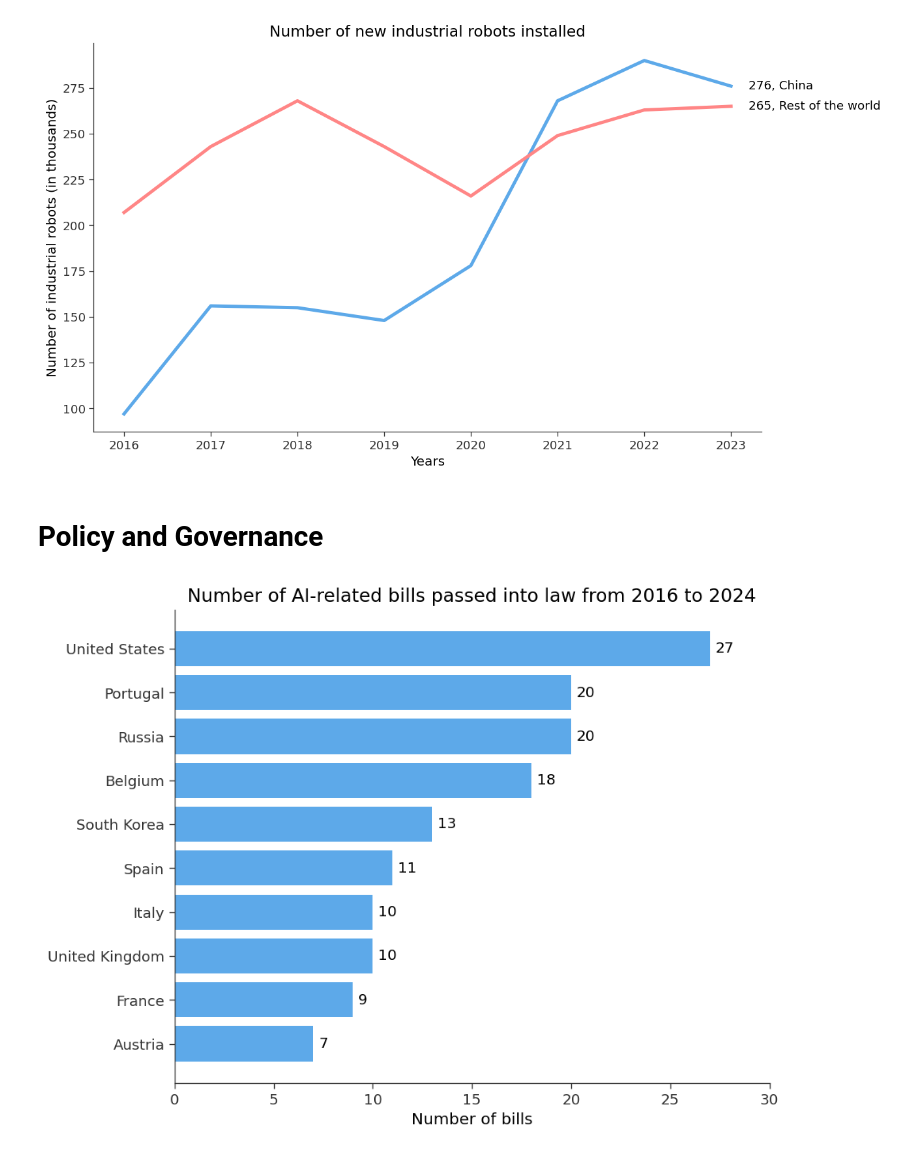
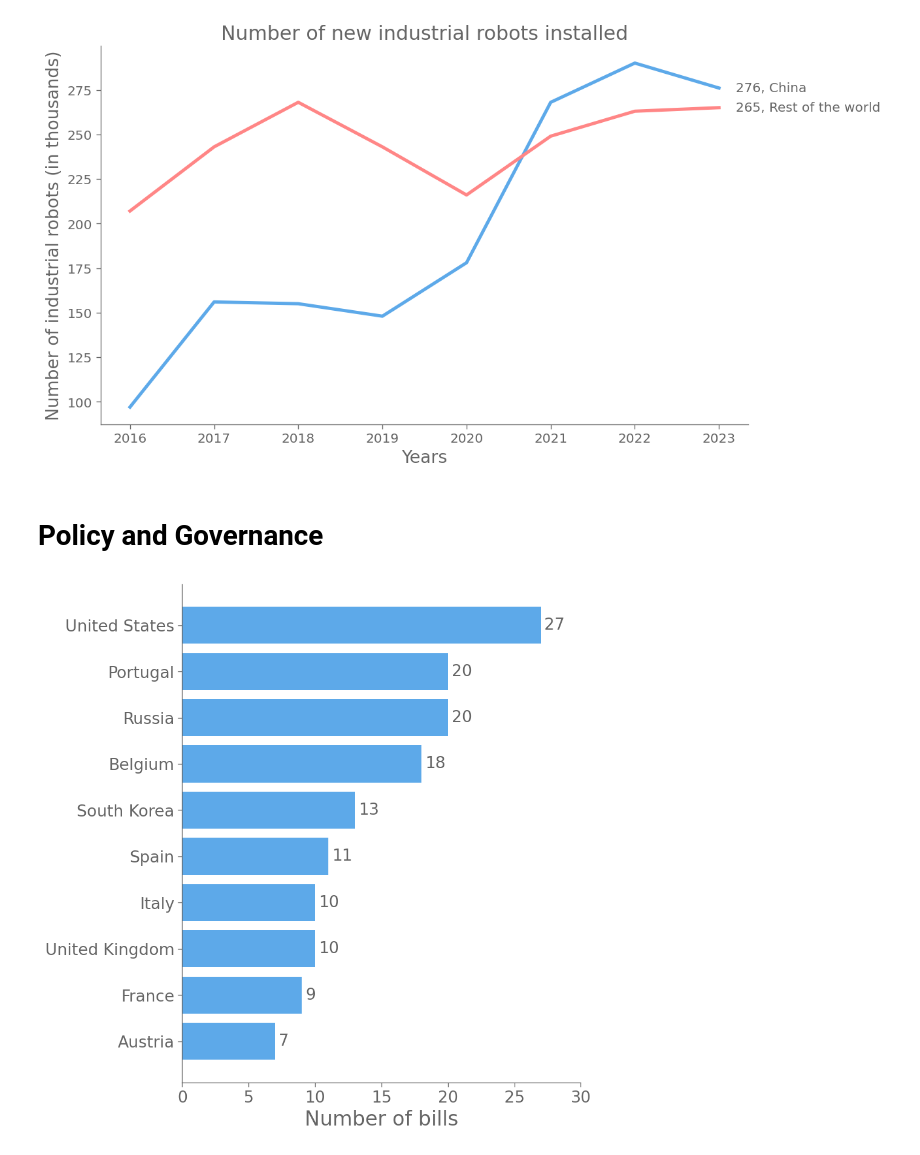
Before and after one commit to Alit54/UniMi---Scientific-Visualization, a Jupyter notebook: gio-charts.ipynb, the cells around one changed output. Cells and saved outputs as stored; diff of their text form; code cells hidden in the pictures.

Commit message:
Finalized plots

```diff
--- a/gio-charts.ipynb
+++ b/gio-charts.ipynb
@@ -34,16 +34,19 @@ plt.rcParams.update({
     # Fonts
     "font.family": "sans-serif",
     "font.sans-serif": ["DejaVu Sans"],
-    "font.size": 11,
-    "axes.titlesize": 14,
-    "axes.labelsize": 12,
+    "font.size": 12,
+    "axes.titlesize": 18,
+    "axes.labelsize": 16,
+    "axes.labelcolor": "#666666",
+    "axes.titlecolor": "#666666",
+    "text.color": "#666666",
 
     # Axes
     "axes.facecolor": "none",
     "axes.spines.top": False,
     "axes.spines.right": False,
     "axes.linewidth": 0.8,
-    "axes.edgecolor": "#333333",
+    "axes.edgecolor": "#666666",
     "axes.grid": True,
     "axes.axisbelow": True,
 
@@ -54,8 +57,8 @@ plt.rcParams.update({
     "grid.alpha": 0,
 
     # Ticks
-    "xtick.color": "#333333",
-    "ytick.color": "#333333",
+    "xtick.color": "#666666",
+    "ytick.color": "#666666",
     "xtick.major.size": 4,
     "ytick.major.size": 4,
 
@@ -72,7 +75,7 @@ plt.rcParams.update({
     "patch.edgecolor": "none",
 
     # Scatter plots
-    "lines.markersize": 7,
+    "lines.markersize": 9,
 
     "axes.prop_cycle": plt.cycler(color=[
         "#5DA9E9",
@@ -259,8 +268,8 @@ colors = {
     "Decrease by ≥20%": "#3890D8",
     "Decrease by 11–19%": "#5DA9E9",
     "Decrease by ≤10%": "#8BC6F6",
-    "Increase by ≤5%": "#FCD196",
-    "Increase by 6–10%": "#FFC069",
+    "Increase by ≤5%": "#FFCA81",
+    "Increase by 6–10%": "#F7B75E",
     "Increase by >10%": "#F0AC4C",
 }
 
@@ -322,7 +331,7 @@ for i, (func, total) in enumerate(zip(functions, inc_totals)):
 ax.set_ylim(-0.5, len(functions) - 0.5)
 
 # Draw white divider line stopping just before the edges
-ax.plot([0, 0], [-0.4, len(functions) - 0.6], color="white", linewidth=6, zorder=10)
+ax.plot([0, 0], [-0.4, len(functions) - 0.6], color="#f1eaeaff", linewidth=6, zorder=10)
 
 ax.set_xlabel("Percentage of respondents", x=0.5)
 ax.set_xlim(-78, 78)
@@ -335,5 +344,6 @@ labels = labels[2::-1] + labels[3:]
 ax.legend(handles, labels, ncol=6, loc="upper center", bbox_to_anchor=(0.5, 1.07))
 
 plt.tight_layout()
+plt.savefig("final-plots/e_7.png")
 plt.show()
 # %% [output]
@@ -395,7 +405,7 @@ ax1.set_ylabel("Number of industrial robots (in thousands)")
 plt.title("Number of new industrial robots installed")
 plt.show()
 # %% [output]
-[figure, old version]
+[figure, new version]
 # %% [markdown]
 # Policy and Governance
 # %%
@@ -433,28 +455,29 @@ fig.show()
 # %%
 df = pd.read_csv("datasets/policy-and-governance/data/fig-624.csv")
 df = df.rename(columns={df.columns[0]: "number_of_bills", df.columns[1]: "country"})
 
 x = df["number_of_bills"][:10].to_numpy()
 y = df["country"][:10].to_numpy()
 
 x = np.flip(x)
 y = np.flip(y)
 
-fig, ax1 = plt.subplots(figsize=(8, 6))
+fig, ax1 = plt.subplots(figsize=(8, 8))
 
 ax1.barh(y, x)
 ax1.set(xlim=(0, 30))
 ax1.set_xlabel("Number of bills")
 #ax1.set_ylabel("Country")
 
 # Top bar text
 for i in range(len(y)):
     ax1.text(x[i] + 0.01 * max(x), y[i], str(fmt(x[i])), ha="left", va="center")
 
-plt.title("Number of AI-related bills passed into law from 2016 to 2024")
+#plt.title("Number of AI-related bills passed into law from 2016 to 2024")
+plt.savefig("final-plots/pg_2.png")
 plt.show()
 # %% [output]
-[figure, old version]
+[figure, new version]
 # %%
 df = pd.read_csv("datasets/policy-and-governance/data/fig-635.csv")
 df = df.rename(columns={df.columns[0]: "publis_spending", df.columns[1]: "country"})
```
Also changed, not shown: parts of 14 cells of this notebook, 3 other files.
